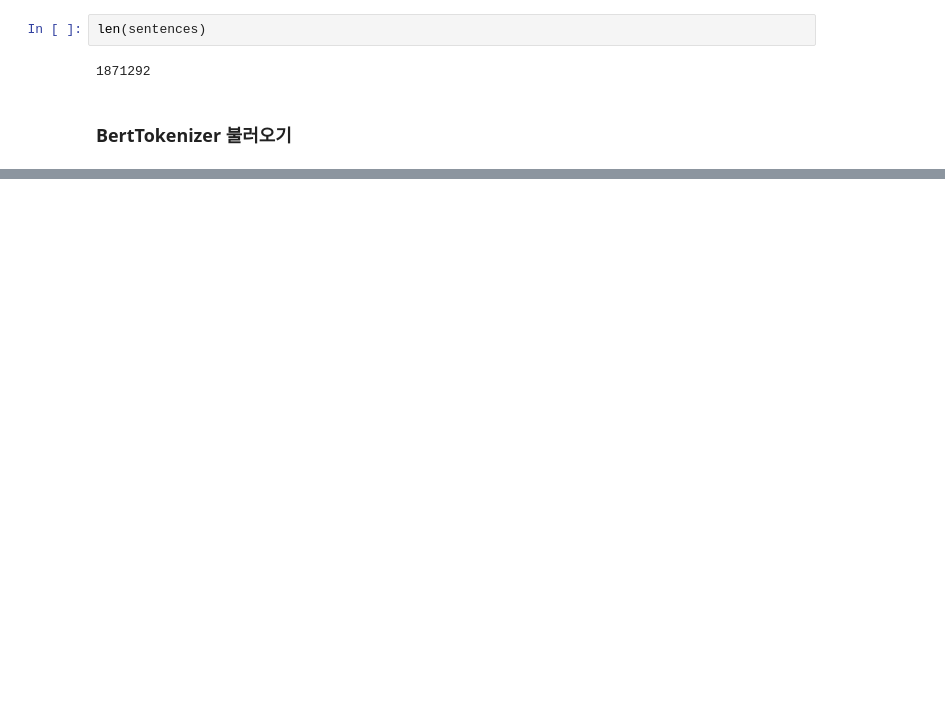
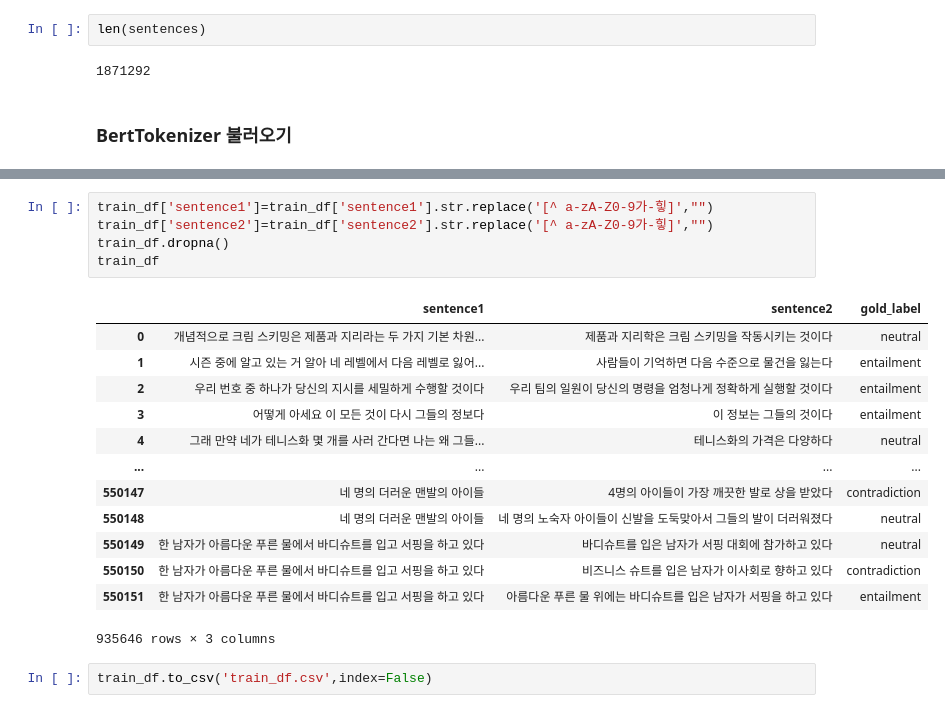
Before and after one commit to DonghaeSuh/NLP_Pytorch, a Jupyter notebook: Model/BERT/BERT_NLI.ipynb, the cells around one changed output, grey strips where cells are left out. Cells and saved outputs as stored; diff of their text form; blank space fills up the shorter version.

```diff
--- a/Model/BERT/BERT_NLI.ipynb
+++ b/Model/BERT/BERT_NLI.ipynb
@@ -145,0 +256,21 @@ tokenizer=BertTokenizer('')
+# %%
+train_df['sentence1']=train_df['sentence1'].str.replace('[^ a-zA-Z0-9가-힣]',"")
+train_df['sentence2']=train_df['sentence2'].str.replace('[^ a-zA-Z0-9가-힣]',"")
+train_df.dropna()
+train_df
+# %% [output]
+|  | sentence1 | sentence2 | gold_label |
+| 0 | 개념적으로 크림 스키밍은 제품과 지리라는 두 가지 기본 차원... | 제품과 지리학은 크림 스키밍을 작동시키는 것이다 | neutral |
+| 1 | 시즌 중에 알고 있는 거 알아 네 레벨에서 다음 레벨로 잃어... | 사람들이 기억하면 다음 수준으로 물건을 잃는다 | entailment |
+| 2 | 우리 번호 중 하나가 당신의 지시를 세밀하게 수행할 것이다 | 우리 팀의 일원이 당신의 명령을 엄청나게 정확하게 실행할 것이다 | entailment |
+| 3 | 어떻게 아세요 이 모든 것이 다시 그들의 정보다 | 이 정보는 그들의 것이다 | entailment |
+| 4 | 그래 만약 네가 테니스화 몇 개를 사러 간다면 나는 왜 그들... | 테니스화의 가격은 다양하다 | neutral |
+| ... | ... | ... | ... |
+| 550147 | 네 명의 더러운 맨발의 아이들 | 4명의 아이들이 가장 깨끗한 발로 상을 받았다 | contradiction |
+| 550148 | 네 명의 더러운 맨발의 아이들 | 네 명의 노숙자 아이들이 신발을 도둑맞아서 그들의 발이 더러워졌다 | neutral |
+| 550149 | 한 남자가 아름다운 푸른 물에서 바디슈트를 입고 서핑을 하고 있다 | 바디슈트를 입은 남자가 서핑 대회에 참가하고 있다 | neutral |
+| 550150 | 한 남자가 아름다운 푸른 물에서 바디슈트를 입고 서핑을 하고 있다 | 비즈니스 슈트를 입은 남자가 이사회로 향하고 있다 | contradiction |
+| 550151 | 한 남자가 아름다운 푸른 물에서 바디슈트를 입고 서핑을 하고 있다 | 아름다운 푸른 물 위에는 바디슈트를 입은 남자가 서핑을 하고 있다 | entailment |
+935646 rows × 3 columns
+# %%
+train_df.to_csv('train_df.csv',index=False)
```
Also changed, not shown: parts of 43 cells of this notebook.
